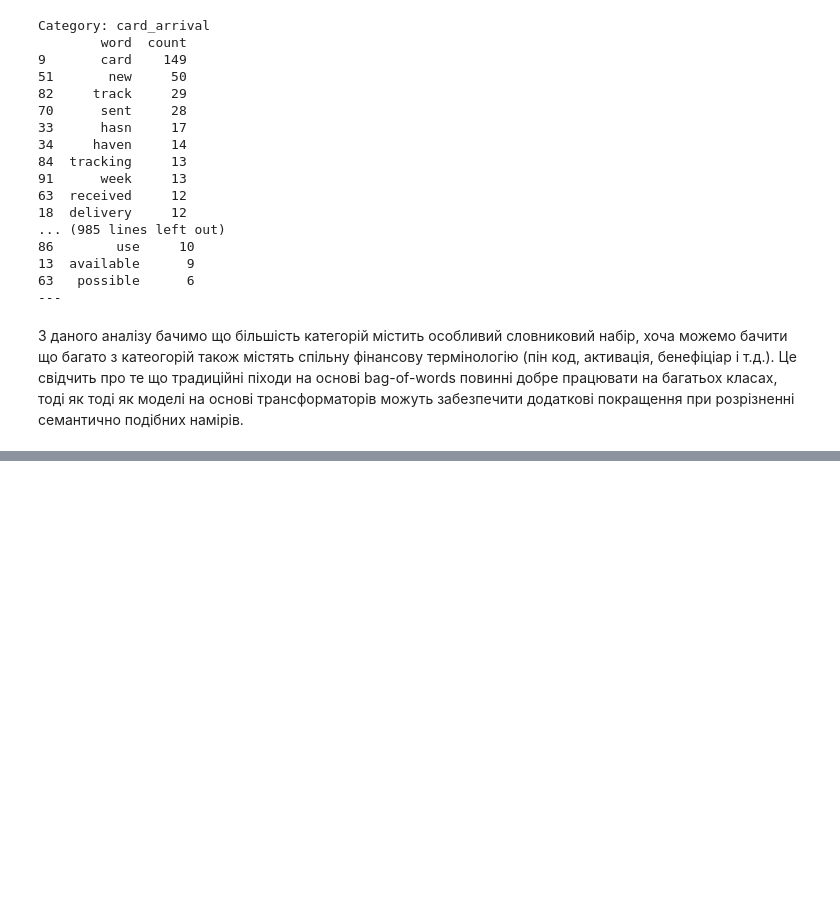
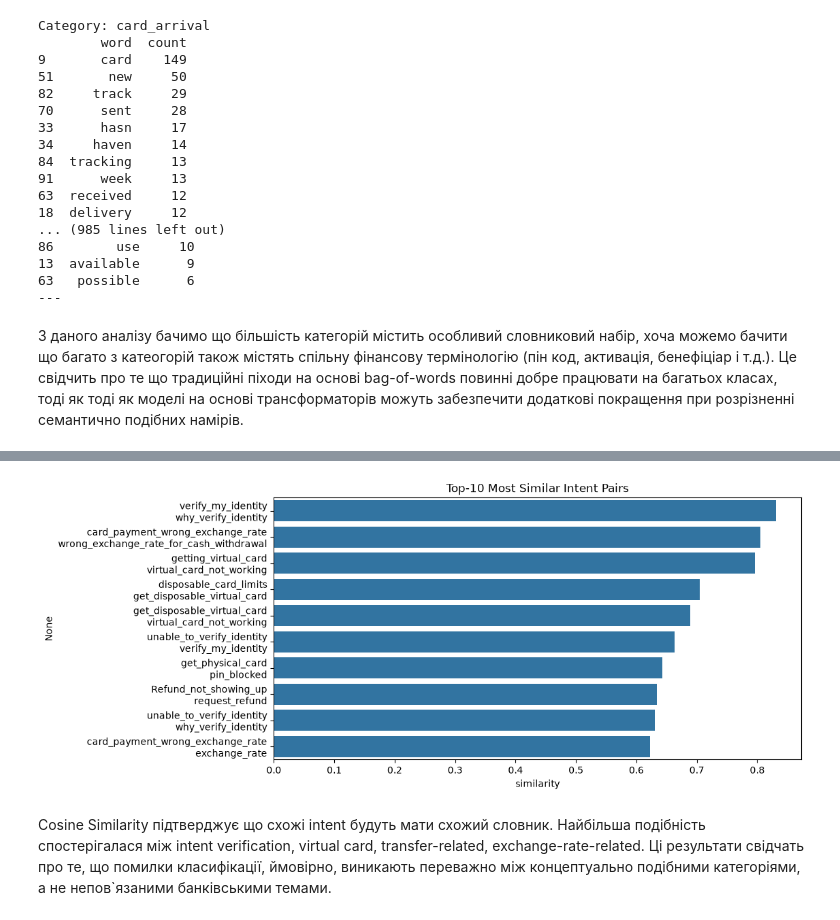
Before and after one commit to Oleg-FFF/banking-intent-classification, a Jupyter notebook: notebooks/01_EDA.ipynb, the cells around one changed output, grey strips where cells are left out. Drawn from its saved outputs; the diff is of its cells as text; code cells hidden in the pictures; blank space fills up the shorter version.

```diff
--- a/notebooks/01_EDA.ipynb
+++ b/notebooks/01_EDA.ipynb
@@ -301,0 +383,18 @@ Category: card_arrival
+# %%
+similar_pairs = []
+
+for i in range(len(intent_names)):
+    for j in range(i + 1, len(intent_names)):
+        similar_pairs.append({
+            'intent_1': intent_names[i],
+            'intent_2': intent_names[j],
+            'similarity': similarity_matrix[i, j]
+        })
+
+similar_pairs_df = (
+    pd.DataFrame(similar_pairs)
+    .sort_values('similarity', ascending=False)
+    .reset_index(drop=True)
+)
+
+similar_pairs_df.head(20)
@@ -301,0 +419,18 @@ Category: card_arrival
+# %%
+top10 = similar_pairs_df.head(10)
+
+plt.figure(figsize=(10,5))
+
+sns.barplot(
+    data=top10,
+    x='similarity',
+    y=top10['intent_1'] + '\n' + top10['intent_2']
+)
+
+plt.title('Top-10 Most Similar Intent Pairs')
+
+plt.show()
+# %% [output]
+[figure, added]
+# %% [markdown]
+Cosine Similarity підтверджує що схожі intent будуть мати схожий словник. Найбільша подібність спостерігалася між intent verification, virtual card, transfer-related, exchange-rate-related. Ці результати свідчать про те, що помилки класифікації, ймовірно, виникають переважно між концептуально подібними категоріями, а не непов`язаними банківськими темами.
```
Also changed, not shown: parts of 4 cells of this notebook.
